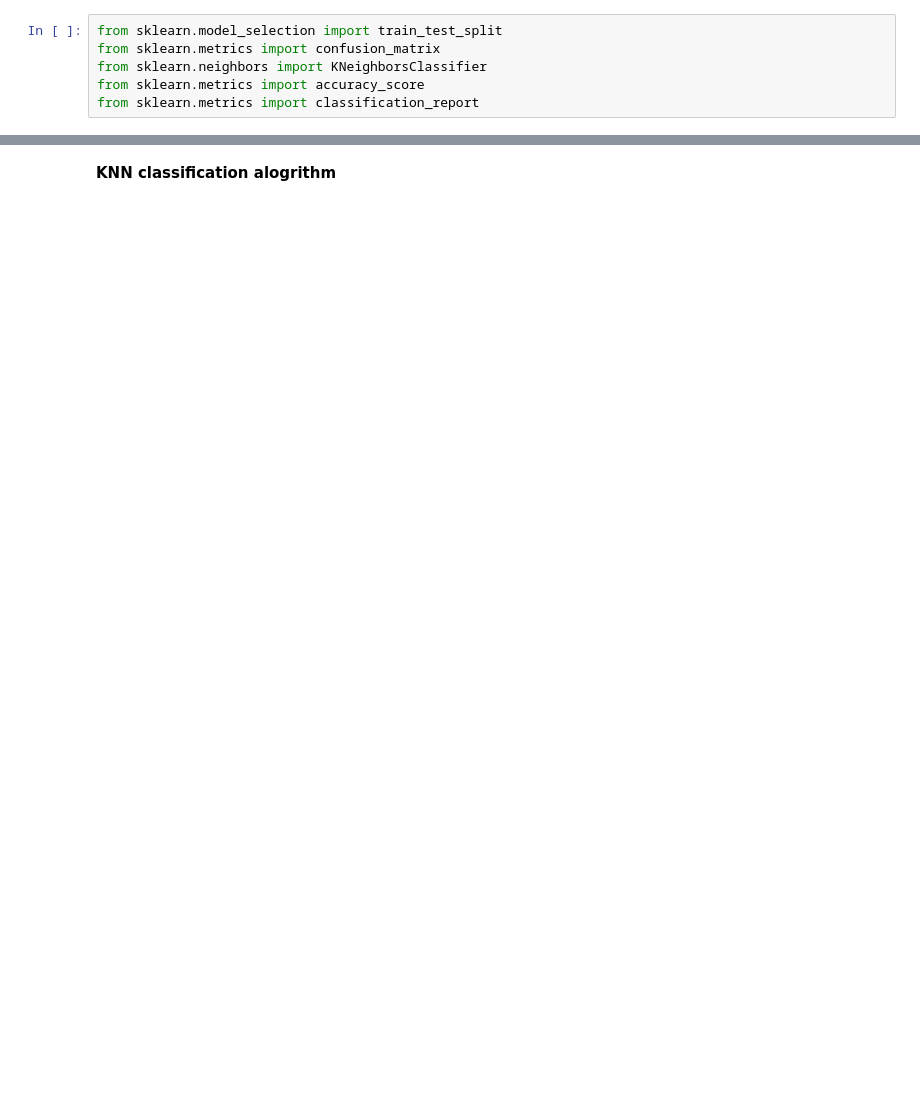
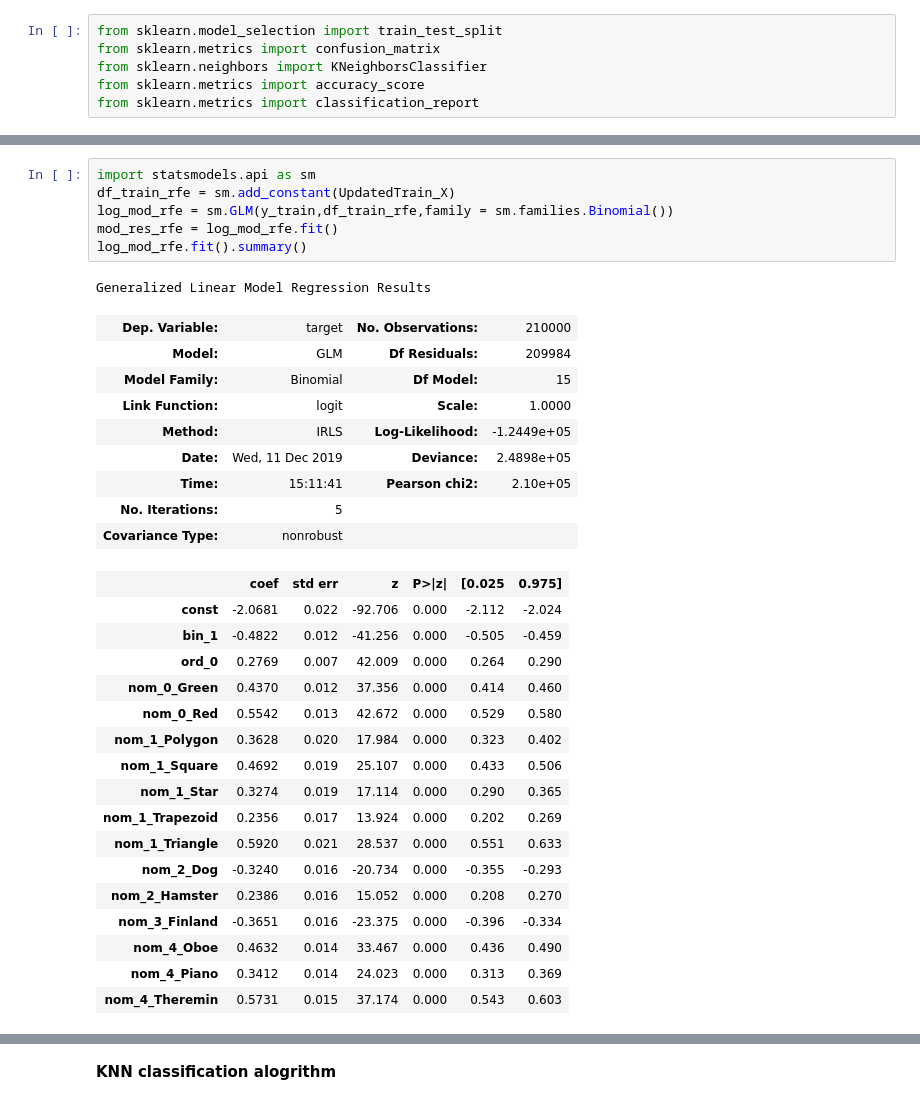
Before and after one commit to krsna540/Categorical-Feature-Encoding-Challenge, a Jupyter notebook: Categorical Feature Encoding.ipynb, the cells around one changed output, grey strips where cells are left out. Drawn from its saved outputs; the diff is of its cells as text; blank space fills up the shorter version.

```diff
--- a/Categorical Feature Encoding.ipynb
+++ b/Categorical Feature Encoding.ipynb
@@ -370,0 +401,34 @@ from sklearn.metrics import classification_report
+# %%
+import statsmodels.api as sm
+df_train_rfe = sm.add_constant(UpdatedTrain_X)
+log_mod_rfe = sm.GLM(y_train,df_train_rfe,family = sm.families.Binomial())
+mod_res_rfe = log_mod_rfe.fit()
+log_mod_rfe.fit().summary()
+# %% [output]
+Generalized Linear Model Regression Results
+| Dep. Variable: | target | No. Observations: | 210000 |
+| Model: | GLM | Df Residuals: | 209984 |
+| Model Family: | Binomial | Df Model: | 15 |
+| Link Function: | logit | Scale: | 1.0000 |
+| Method: | IRLS | Log-Likelihood: | -1.2449e+05 |
+| Date: | Wed, 11 Dec 2019 | Deviance: | 2.4898e+05 |
+| Time: | 15:11:41 | Pearson chi2: | 2.10e+05 |
+| No. Iterations: | 5 |  |  |
+| Covariance Type: | nonrobust |  |  |
+|  | coef | std err | z | P>|z| | [0.025 | 0.975] |
+| const | -2.0681 | 0.022 | -92.706 | 0.000 | -2.112 | -2.024 |
+| bin_1 | -0.4822 | 0.012 | -41.256 | 0.000 | -0.505 | -0.459 |
+| ord_0 | 0.2769 | 0.007 | 42.009 | 0.000 | 0.264 | 0.290 |
+| nom_0_Green | 0.4370 | 0.012 | 37.356 | 0.000 | 0.414 | 0.460 |
+| nom_0_Red | 0.5542 | 0.013 | 42.672 | 0.000 | 0.529 | 0.580 |
+| nom_1_Polygon | 0.3628 | 0.020 | 17.984 | 0.000 | 0.323 | 0.402 |
+| nom_1_Square | 0.4692 | 0.019 | 25.107 | 0.000 | 0.433 | 0.506 |
+| nom_1_Star | 0.3274 | 0.019 | 17.114 | 0.000 | 0.290 | 0.365 |
+| nom_1_Trapezoid | 0.2356 | 0.017 | 13.924 | 0.000 | 0.202 | 0.269 |
+| nom_1_Triangle | 0.5920 | 0.021 | 28.537 | 0.000 | 0.551 | 0.633 |
+| nom_2_Dog | -0.3240 | 0.016 | -20.734 | 0.000 | -0.355 | -0.293 |
+| nom_2_Hamster | 0.2386 | 0.016 | 15.052 | 0.000 | 0.208 | 0.270 |
+| nom_3_Finland | -0.3651 | 0.016 | -23.375 | 0.000 | -0.396 | -0.334 |
+| nom_4_Oboe | 0.4632 | 0.014 | 33.467 | 0.000 | 0.436 | 0.490 |
+| nom_4_Piano | 0.3412 | 0.014 | 24.023 | 0.000 | 0.313 | 0.369 |
+| nom_4_Theremin | 0.5731 | 0.015 | 37.174 | 0.000 | 0.543 | 0.603 |
```
Also changed, not shown: parts of 17 cells of this notebook.
